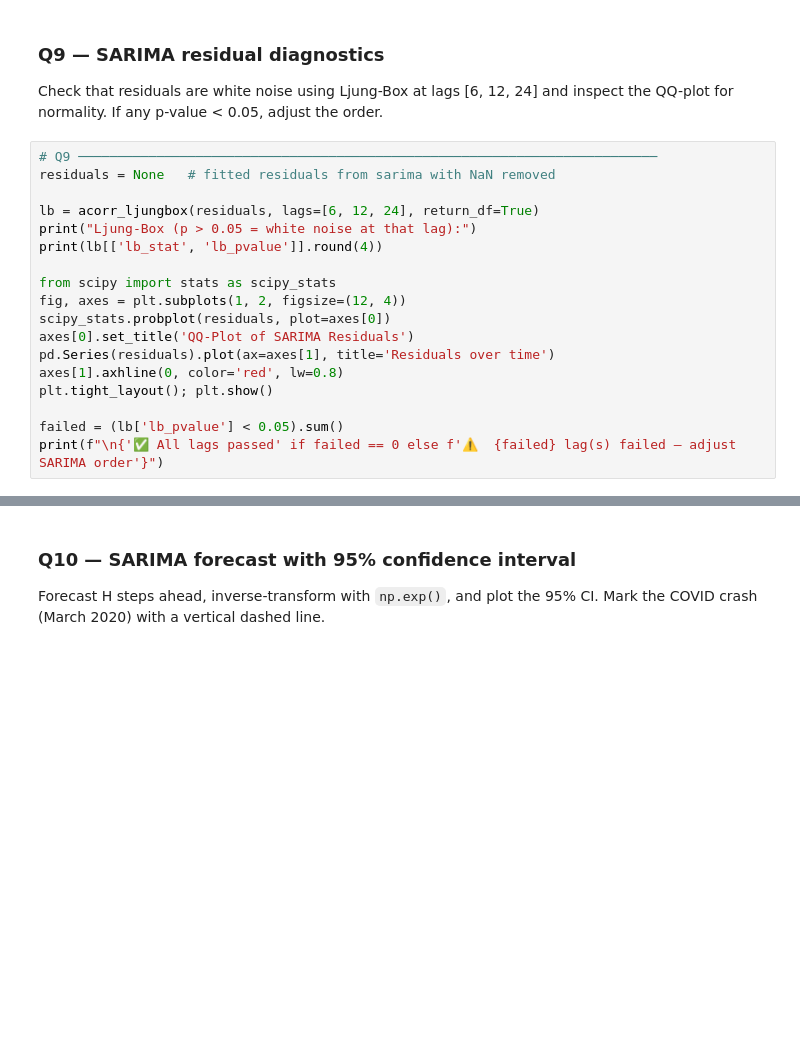
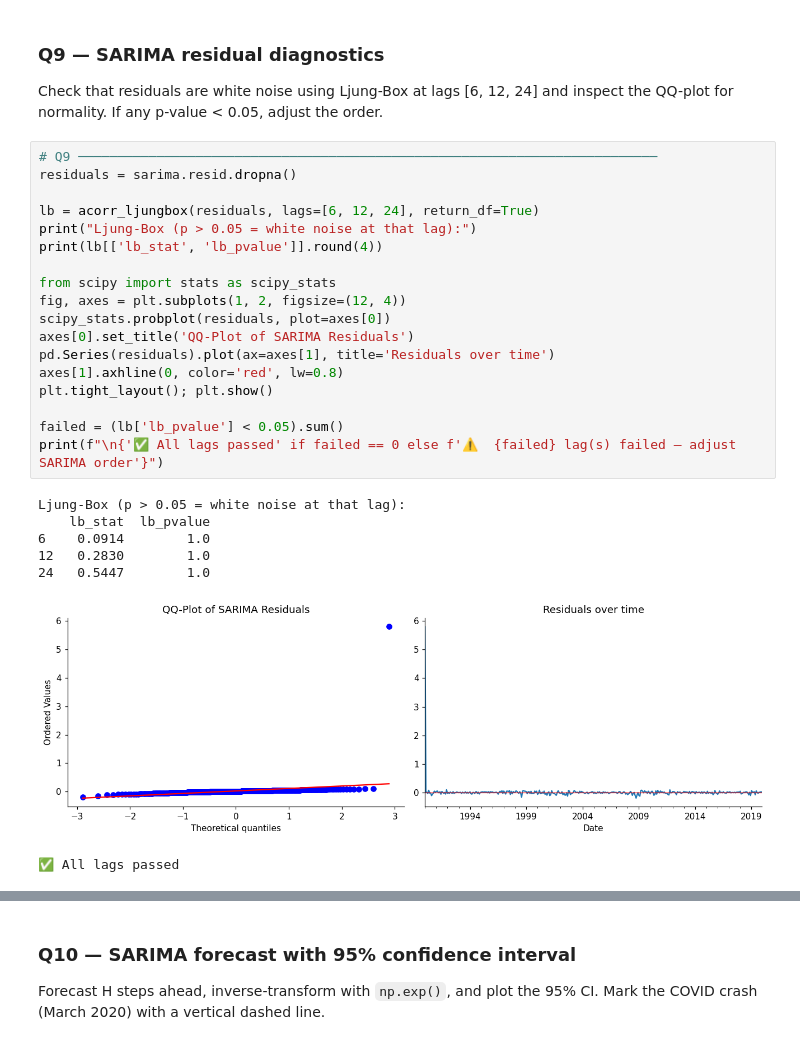
Before and after one commit to Sulav-Koirala/AI-Fellowship-Assignments, a Jupyter notebook: Week 8/W8_Forecasting_Assignment.ipynb, the cells around one changed output, grey strips where cells are left out. Drawn from its saved outputs; the diff is of its cells as text; blank space fills up the shorter version.

```diff
--- a/Week 8/W8_Forecasting_Assignment.ipynb
+++ b/Week 8/W8_Forecasting_Assignment.ipynb
@@ -342,22 +397,30 @@ Check that residuals are white noise using Ljung-Box at lags [6, 12, 24]
 and inspect the QQ-plot for normality. If any p-value < 0.05, adjust the order.
 # %%
 # Q9 ──────────────────────────────────────────────────────────────────────────
-residuals = None   # fitted residuals from sarima with NaN removed
+residuals = sarima.resid.dropna()
 
 lb = acorr_ljungbox(residuals, lags=[6, 12, 24], return_df=True)
 print("Ljung-Box (p > 0.05 = white noise at that lag):")
 print(lb[['lb_stat', 'lb_pvalue']].round(4))
 
 from scipy import stats as scipy_stats
 fig, axes = plt.subplots(1, 2, figsize=(12, 4))
 scipy_stats.probplot(residuals, plot=axes[0])
 axes[0].set_title('QQ-Plot of SARIMA Residuals')
 pd.Series(residuals).plot(ax=axes[1], title='Residuals over time')
 axes[1].axhline(0, color='red', lw=0.8)
 plt.tight_layout(); plt.show()
 
 failed = (lb['lb_pvalue'] < 0.05).sum()
 print(f"\n{'✅ All lags passed' if failed == 0 else f'⚠️  {failed} lag(s) failed — adjust SARIMA order'}")
+# %% [output]
+Ljung-Box (p > 0.05 = white noise at that lag):
+    lb_stat  lb_pvalue
+6    0.0914        1.0
+12   0.2830        1.0
+24   0.5447        1.0
+[figure, added]
+✅ All lags passed
 # %%
 # SELF-CHECK
 lb_check = acorr_ljungbox(residuals, lags=[6, 12, 24], return_df=True)
```
Also changed, not shown: parts of 43 cells of this notebook, 1 other file.
